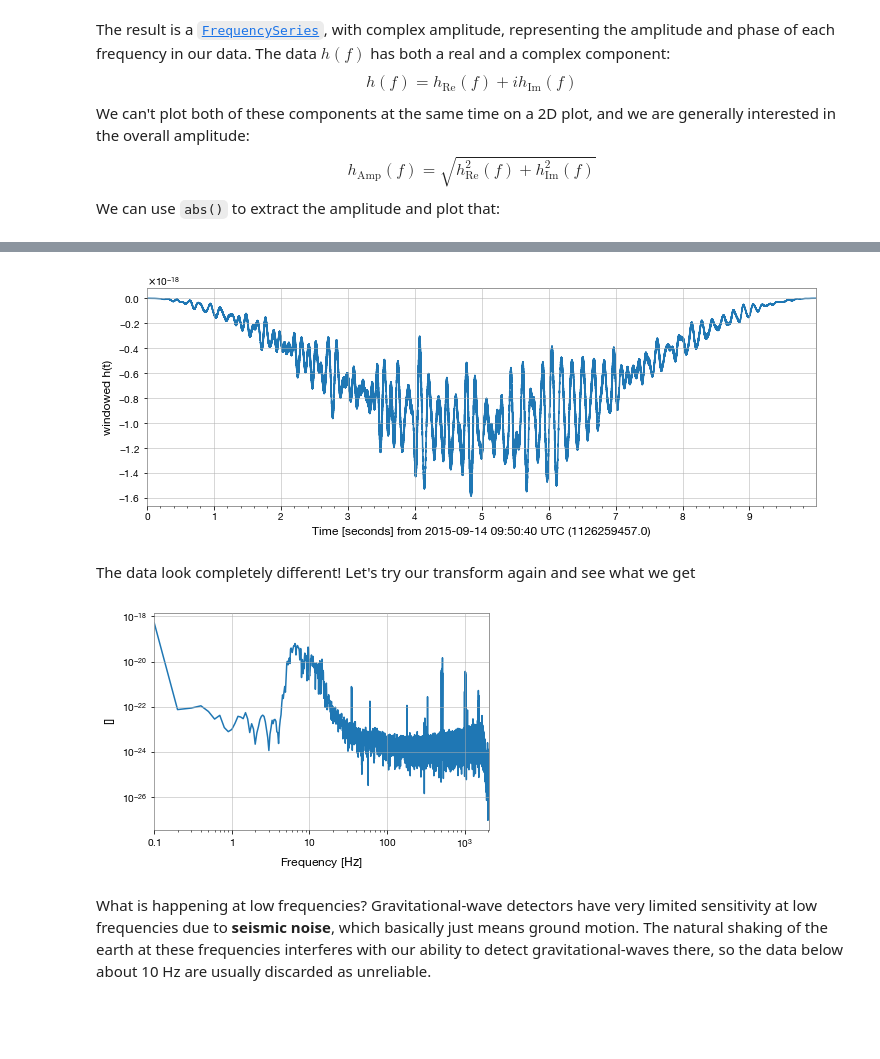
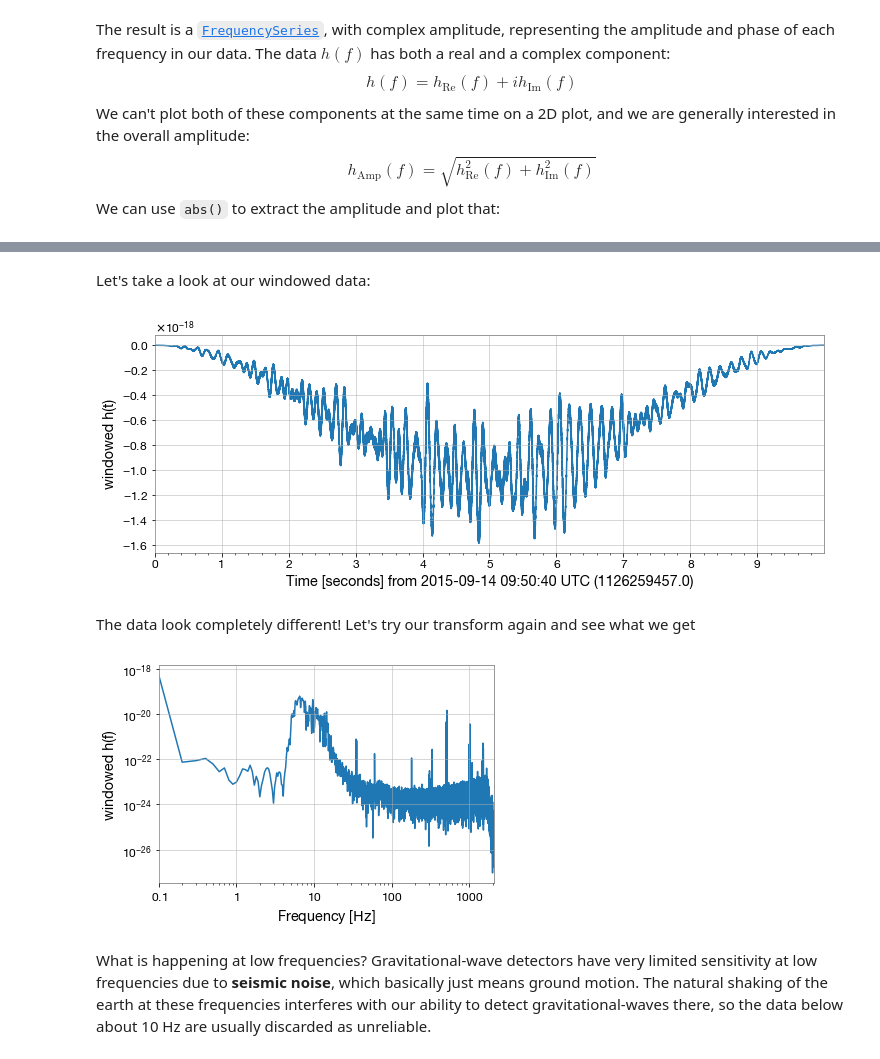
Before and after one commit to asb5468/warrior_scholars, a Jupyter notebook: working_with_LIGO_data.ipynb, the cells around one changed output, grey strips where cells are left out. Drawn from its saved outputs; the diff is of its cells as text; code cells hidden in the pictures; blank space fills up the shorter version.

```diff
--- a/working_with_LIGO_data.ipynb
+++ b/working_with_LIGO_data.ipynb
@@ -136,19 +149,20 @@ We are missing one key step to get back a sensible-looking Fourier transform. Wh
+# %% [markdown]
+Let's take a look at our windowed data:
 # %%
-from scipy.signal import get_window
-window = get_window('hann', hdata.size)
 hwin = hdata * window
 plot = hwin.plot()
 plt.ylabel('windowed h(t)')
 plot.show()
 # %% [output]
-[figure, old version]
+[figure, new version]
 # %% [markdown]
 The data look completely different! Let's try our transform again and see what we get
 # %%
 fftamp = hwin.fft().abs()
 plot = fftamp.plot(xscale="log", yscale="log")
+plt.ylabel('windowed h(f)')
 plot.show(warn=False)
 # %% [output]
-[figure, old version]
+[figure, new version]
 # %% [markdown]
 What is happening at low frequencies? Gravitational-wave detectors have very limited sensitivity at low frequencies due to **seismic noise**, which basically just means ground motion. The natural shaking of the earth at these frequencies interferes with our ability to detect gravitational-waves there, so the data below about 10 Hz are usually discarded as unreliable.
```
Also changed, not shown: parts of 54 cells of this notebook.
